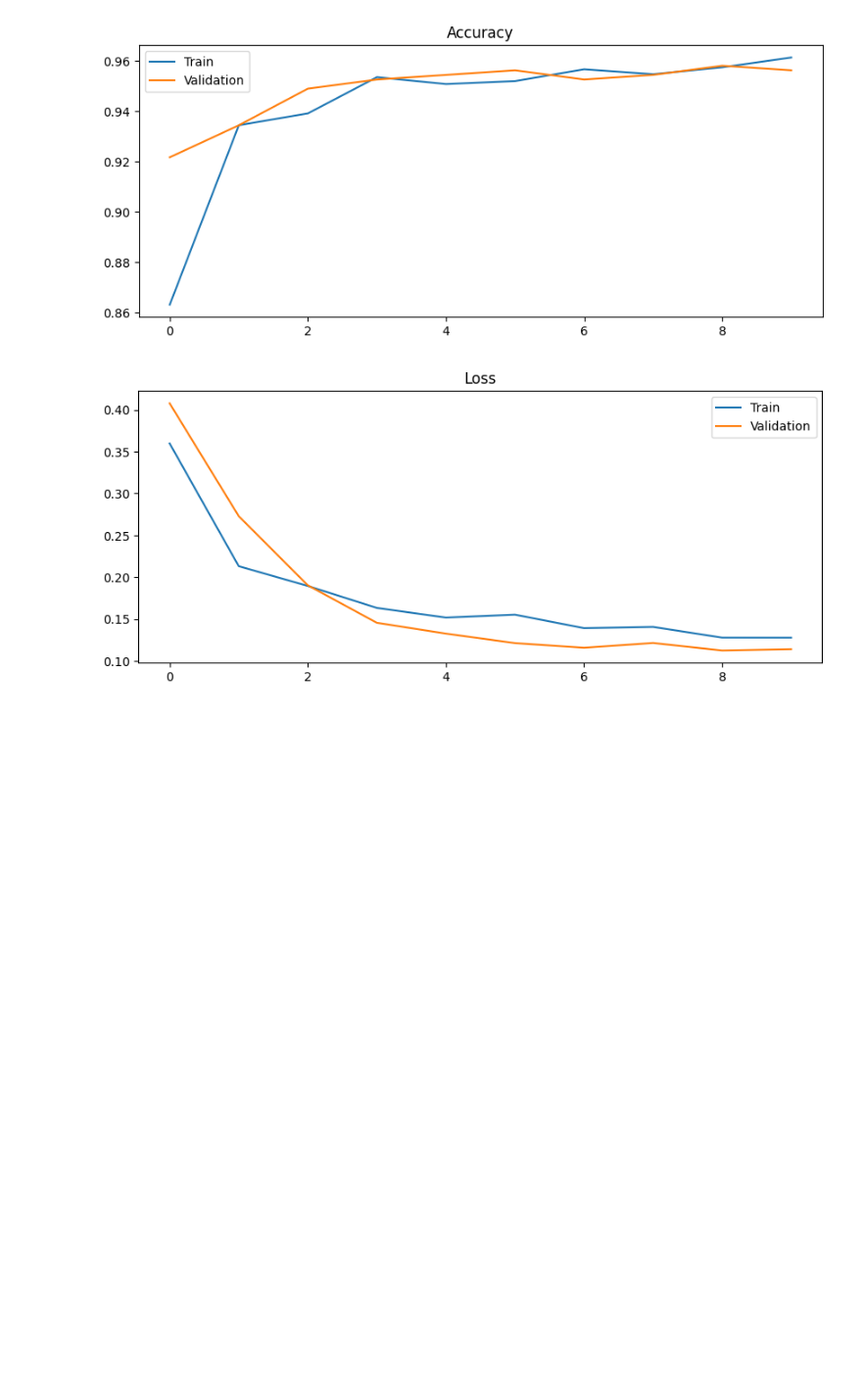
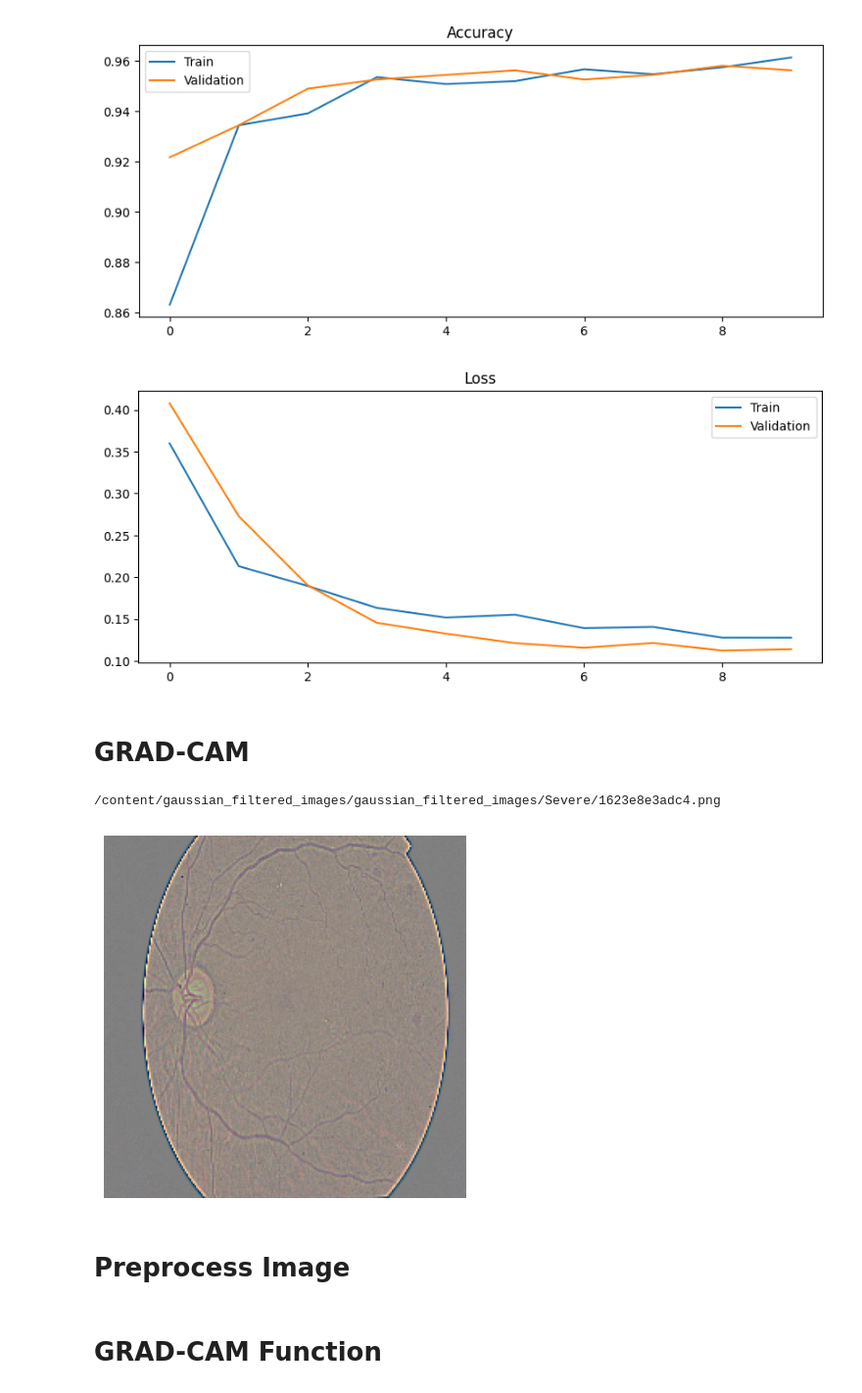
Before and after one commit to SanjaraT/Attention-Based-Multi-Scale-Ensemble-Network-for-Diabetic-Retinopathy-Detection, a Jupyter notebook: DR_Attention_Ensemble.ipynb, the cells around one changed output. Shown at 98% size. Drawn from its saved outputs; the diff is of its cells as text; code cells hidden in the pictures; blank space fills up the shorter version.

Commit message:
GRAD-CAM Code

```diff
--- a/DR_Attention_Ensemble.ipynb
+++ b/DR_Attention_Ensemble.ipynb
@@ -651,3 +655,39 @@ plt.legend(['Train','Validation'])
 plt.show()
 # %% [output]
 [figure]
+# %% [markdown]
+# GRAD-CAM
+# %%
+import random
+
+sample_path = random.choice(
+    test_df["filepath"].tolist()
+)
+
+print(sample_path)
+# %% [output]
+/content/gaussian_filtered_images/gaussian_filtered_images/Severe/1623e8e3adc4.png
+# %%
+import cv2
+import numpy as np
+import matplotlib.pyplot as plt
+
+img = cv2.imread(sample_path)
+
+img = cv2.cvtColor(
+    img,
+    cv2.COLOR_BGR2RGB
+)
+
+img = cv2.resize(
+    img,
+    (224,224)
+)
+
+plt.imshow(img)
+plt.axis("off")
+plt.show()
+# %% [output]
+[figure, added]
+# %% [markdown]
+# Preprocess Image
@@ -653,0 +705,2 @@ plt.show()
+# %% [markdown]
+# GRAD-CAM Function
```
Also changed, not shown: parts of 13 cells of this notebook.
